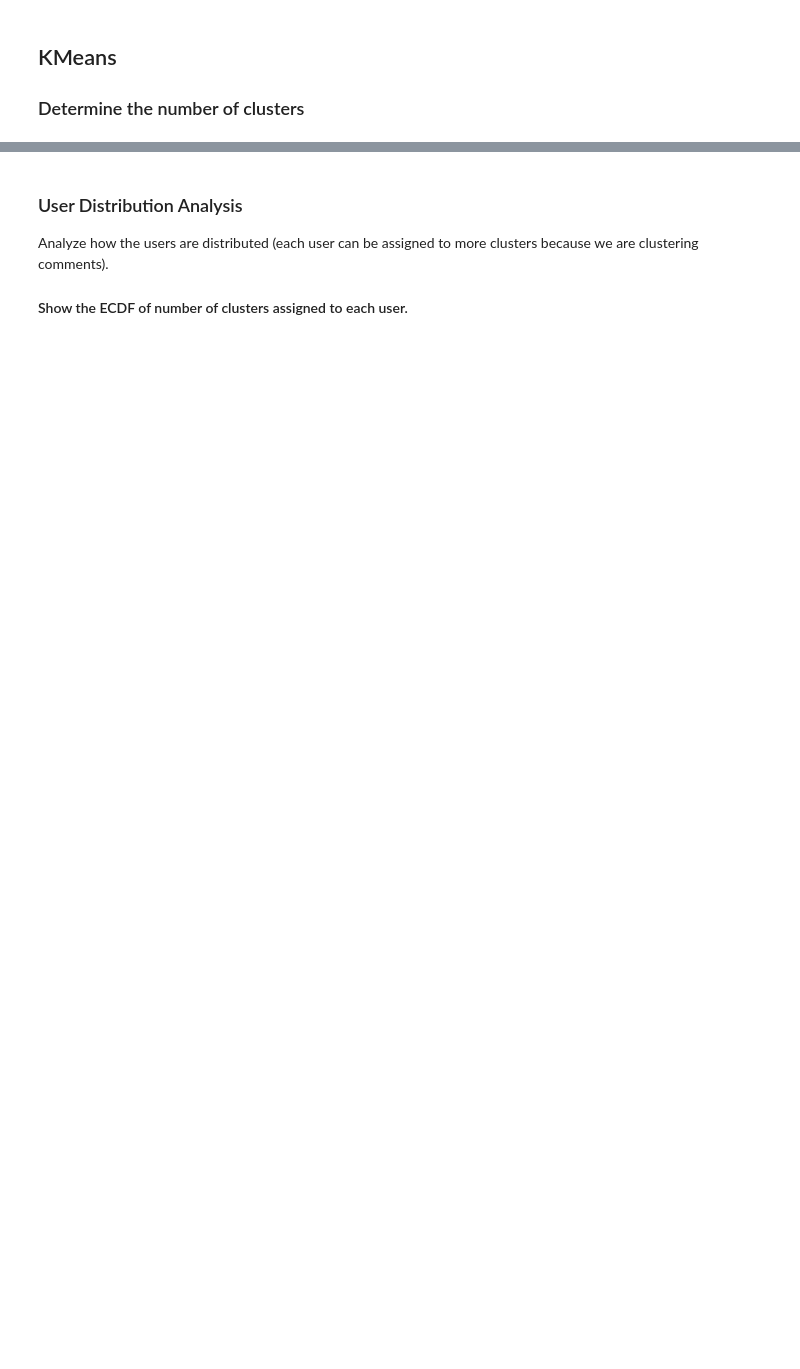
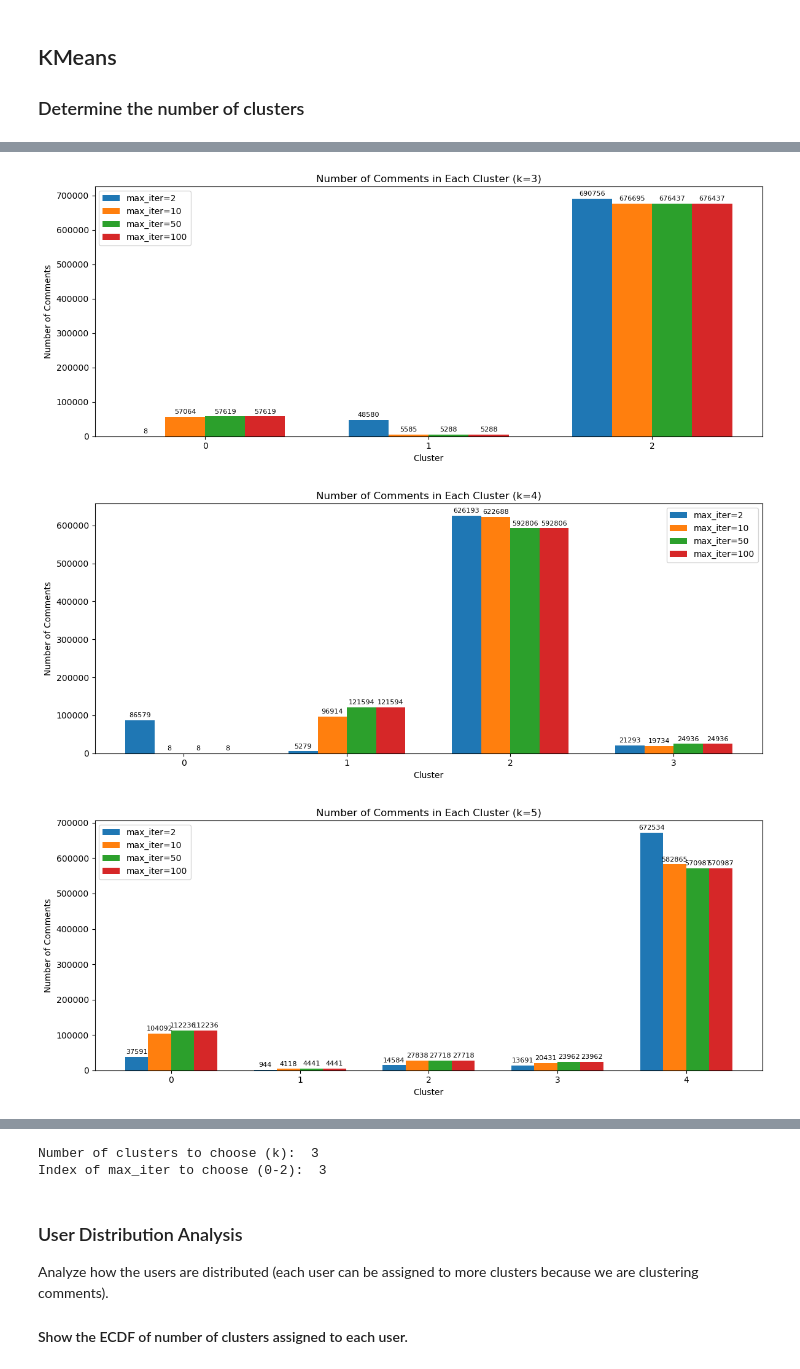
Before and after one commit to PettinatoGiacomo/ML4N-reddit, a Jupyter notebook: unsupervised-KMEANS.ipynb, the cells around one changed output, grey strips where cells are left out. Saved outputs shown, nothing was run; the diff lists cells and outputs as text; code cells hidden in the pictures; blank space fills up the shorter version.

```diff
--- a/unsupervised-KMEANS.ipynb
+++ b/unsupervised-KMEANS.ipynb
@@ -94,13 +169,50 @@ plt.show()
 # %%
-#Plot the number of comments for each cluster
-for i in clustering_results:
-    cluster_sizes = pd.Series(i.labels_).value_counts()
-    plt.figure(figsize=(10, 5))
-    plt.bar(cluster_sizes.index, cluster_sizes.values)
-    plt.title(f"Number of Comments in Each Cluster (k={len(cluster_sizes)})")
+# #Plot the number of comments for each cluster and save the labels
+# for k, clustering_result in clustering_results.items():
+#     #clustering_result is a list: [kmeans_result_100_iteration, kmeans_result_150_iteration, kmeans_result_200_iteration]
+#     max_iter_index = max_iter_values.index(max_iter)
+#     cluster_sizes = pd.Series(clustering_result[max_iter_index].labels_).value_counts()
+#     plt.figure(figsize=(10, 5))
+#     plt.title(f"Number of Comments in Each Cluster (k={len(cluster_sizes)})")
+#     plt.xlabel("Cluster")
+#     plt.ylabel("Number of Comments")
+#     plt.xticks(cluster_sizes.index)
+#     for max_iter in max_iter_values:
+#         plt.bar_label(plt.bar(cluster_sizes.index, cluster_sizes.values))
+#         plt.bar(cluster_sizes.index, cluster_sizes.values)
+#         #label
+#     plt.show()
+#     #print("Cluster sizes:\n", cluster_sizes)
+
+#     np.save(f"labels_k_{k}_max_iter_{max_iter}.npy", clustering_result[max_iter_index].labels_)
+
+# Plot comments per cluster for each k and each max_iter, and save labels
+for k, clustering_result in clustering_results.items():
+    # clustering_result = [model_for_100, model_for_150, model_for_200]
+    plt.figure(figsize=(12, 5))
+
+    n_runs = len(max_iter_values)
+    width = 0.22
+    group_gap = 0.35  # extra space between consecutive cluster groups
+    x = np.arange(k) * (n_runs * width + group_gap)
+
+    for i, (max_iter, model) in enumerate(zip(max_iter_values, clustering_result)):
+        cluster_sizes = pd.Series(model.labels_).value_counts().sort_index()
+        counts = cluster_sizes.reindex(range(k), fill_value=0).values
+
+        bars = plt.bar(x + i * width, counts, width=width, label=f"max_iter={max_iter}")
+        plt.bar_label(bars, padding=2, fontsize=8)
+
+        np.save(f"labels_k_{k}_max_iter_{max_iter}.npy", model.labels_)
+
+    plt.title(f"Number of Comments in Each Cluster (k={k})")
     plt.xlabel("Cluster")
     plt.ylabel("Number of Comments")
-    plt.xticks(cluster_sizes.index)
-    plt.bar_label(plt.bar(cluster_sizes.index, cluster_sizes.values))
+    plt.xticks(x + width * (n_runs - 1) / 2, range(k))
+    plt.legend()
+    plt.tight_layout()
     plt.show()
-    #print("Cluster sizes:\n", cluster_sizes)
+# %% [output]
+[figure, added]
+[figure, added]
+[figure, added]
@@ -107,7 +223,11 @@ for i in clustering_results:
 # %%
-numberOfChoosenClusters=3
+numberOfChoosenClusters= int(input("Number of clusters to choose (k): "))
+max_iter_index= int(input("Index of max_iter to choose (0-2): "))
 indexOfChoosenCluster=k_values[k_values==numberOfChoosenClusters].index[0]
-data["cluster"]= clustering_results[indexOfChoosenCluster].labels_
+data["cluster"]= clustering_results.get(numberOfChoosenClusters)[max_iter_index].labels_
+# %% [output]
+Number of clusters to choose (k):  3
+Index of max_iter to choose (0-2):  3
 # %% [markdown]
 ### User Distribution Analysis
 Analyze how the users are distributed (each user can be assigned to more clusters because we
```
Also changed, not shown: parts of 12 cells of this notebook, 3 other files.
